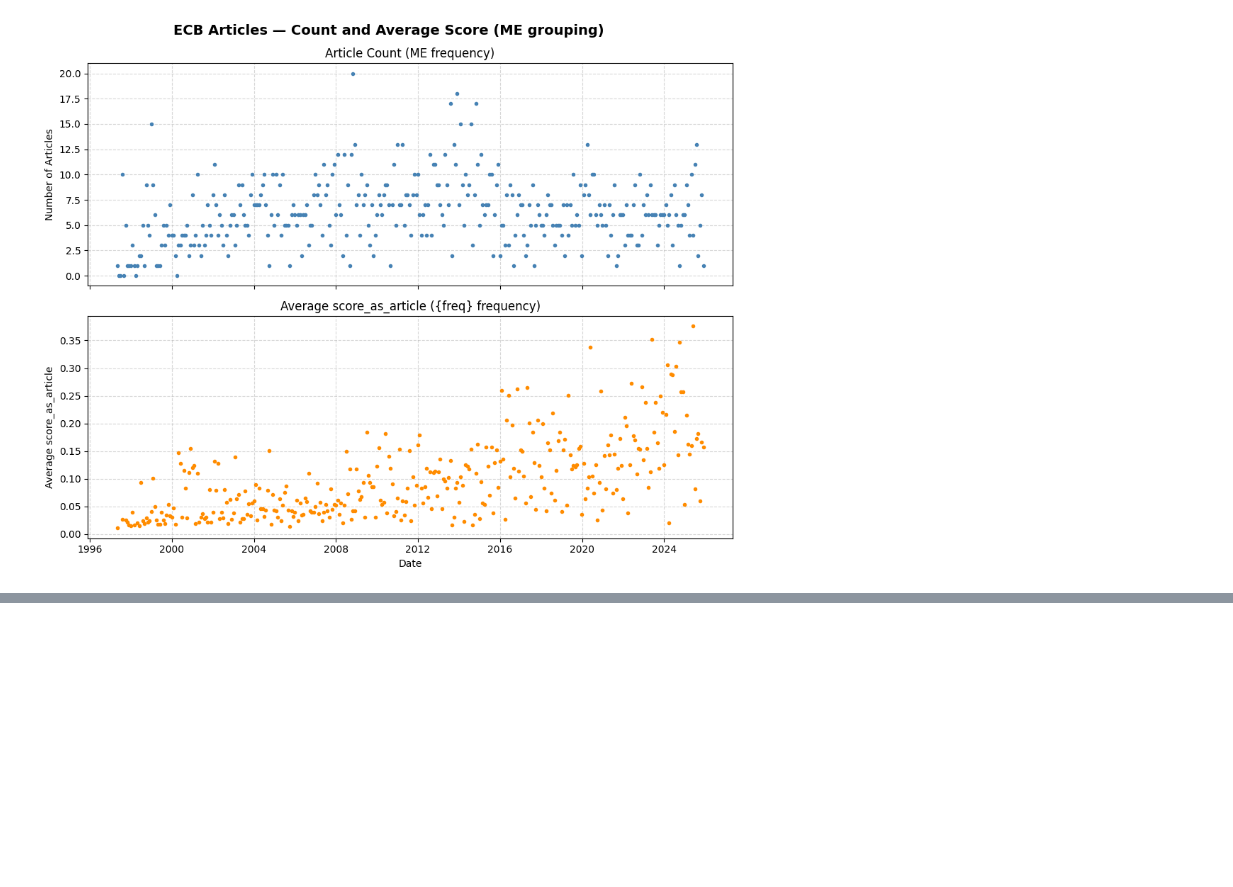
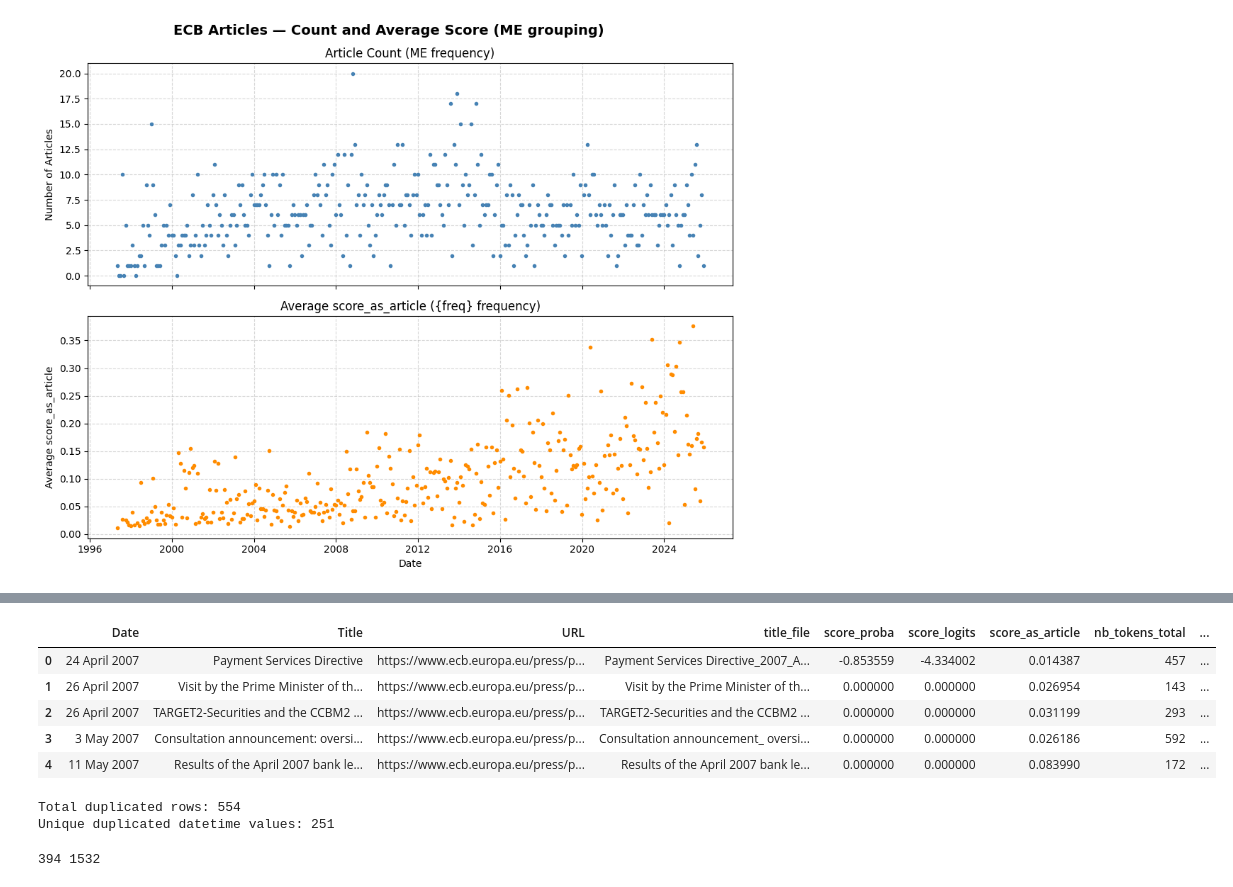
Before and after one commit to amjn480/project_ml_pm_vautrin_jean, a Jupyter notebook: main.ipynb, the cells around one changed output, grey strips where cells are left out. Saved outputs shown, nothing was run; the diff lists cells and outputs as text; code cells hidden in the pictures; blank space fills up the shorter version.

Commit message:
merging asof between article and returns, need to perform statistical analysis

```diff
--- a/main.ipynb
+++ b/main.ipynb
@@ -1194,0 +1184,52 @@ res.head()
+# %%
+agreg_freq = "D"
+sx5e_returns = get_returns("^STOXX50E", freq=agreg_freq).dropna()
+sx5e_returns["date_return"] = pd.to_datetime(sx5e_returns["date_return"])
+df_score_by_article["datetime"] = pd.to_datetime(df_score_by_article["datetime"])
+
+# --- Align start dates ---
+min_common_date = max(
+    sx5e_returns["date_return"].min(),
+    df_score_by_article["datetime"].min()
+)
+
+sx5e_returns = sx5e_returns[sx5e_returns["date_return"] >= min_common_date].copy()
+df_score_by_article = df_score_by_article[df_score_by_article["datetime"] >= min_common_date].copy()
+
+# --- Merge as-of (forward, strict) ---
+study_df = pd.merge_asof(
+    df_score_by_article.sort_values("datetime"),
+    sx5e_returns.sort_values("date_return"),
+    left_on="datetime",
+    right_on="date_return",
+    direction="forward",
+    allow_exact_matches=False
+).reset_index(drop=True)
+
+study_df.head()
+# %% [output]
+|  | Date | Title | URL | title_file | score_proba | score_logits | score_as_article | nb_tokens_total | ... |
+| 0 | 24 April 2007 | Payment Services Directive | https://www.ecb.europa.eu/press/p... | Payment Services Directive_2007_A... | -0.853559 | -4.334002 | 0.014387 | 457 | ... |
+| 1 | 26 April 2007 | Visit by the Prime Minister of th... | https://www.ecb.europa.eu/press/p... | Visit by the Prime Minister of th... | 0.000000 | 0.000000 | 0.026954 | 143 | ... |
+| 2 | 26 April 2007 | TARGET2-Securities and the CCBM2 ... | https://www.ecb.europa.eu/press/p... | TARGET2-Securities and the CCBM2 ... | 0.000000 | 0.000000 | 0.031199 | 293 | ... |
+| 3 | 3 May 2007 | Consultation announcement: oversi... | https://www.ecb.europa.eu/press/p... | Consultation announcement_ oversi... | 0.000000 | 0.000000 | 0.026186 | 592 | ... |
+| 4 | 11 May 2007 | Results of the April 2007 bank le... | https://www.ecb.europa.eu/press/p... | Results of the April 2007 bank le... | 0.000000 | 0.000000 | 0.083990 | 172 | ... |
+# %%
+# Check for duplicated datetimes
+duplicates = df_score_by_article["datetime"].duplicated(keep=False)
+
+# Count how many duplicates (total)
+n_duplicates = duplicates.sum()
+
+# Optionally, count how many unique duplicated datetime values
+n_unique_duplicates = df_score_by_article.loc[duplicates, "datetime"].nunique()
+
+print(f"Total duplicated rows: {n_duplicates}")
+print(f"Unique duplicated datetime values: {n_unique_duplicates}")
+# %% [output]
+Total duplicated rows: 554
+Unique duplicated datetime values: 251
+# %%
+print(len(study_df[study_df["score_proba"]==0]), len(study_df))
+# %% [output]
+394 1532
```
Also changed, not shown: parts of 12 cells of this notebook.
